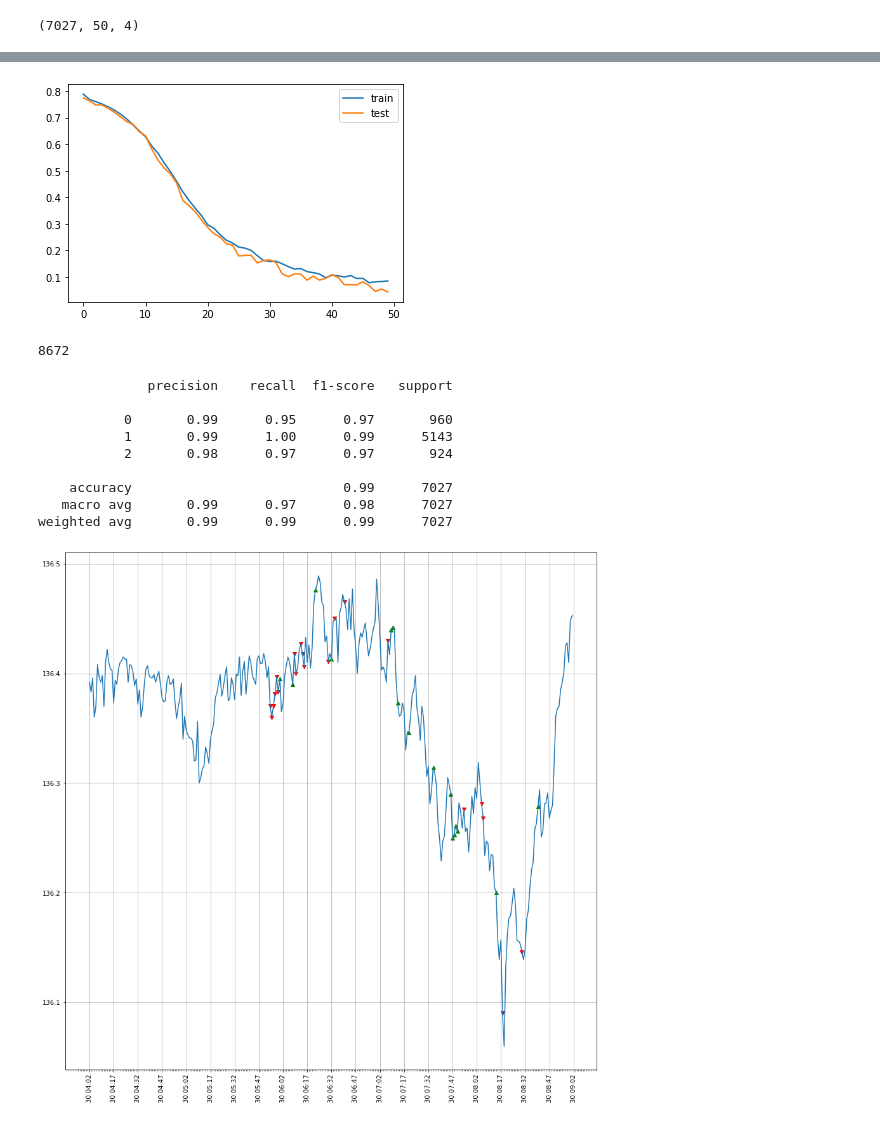
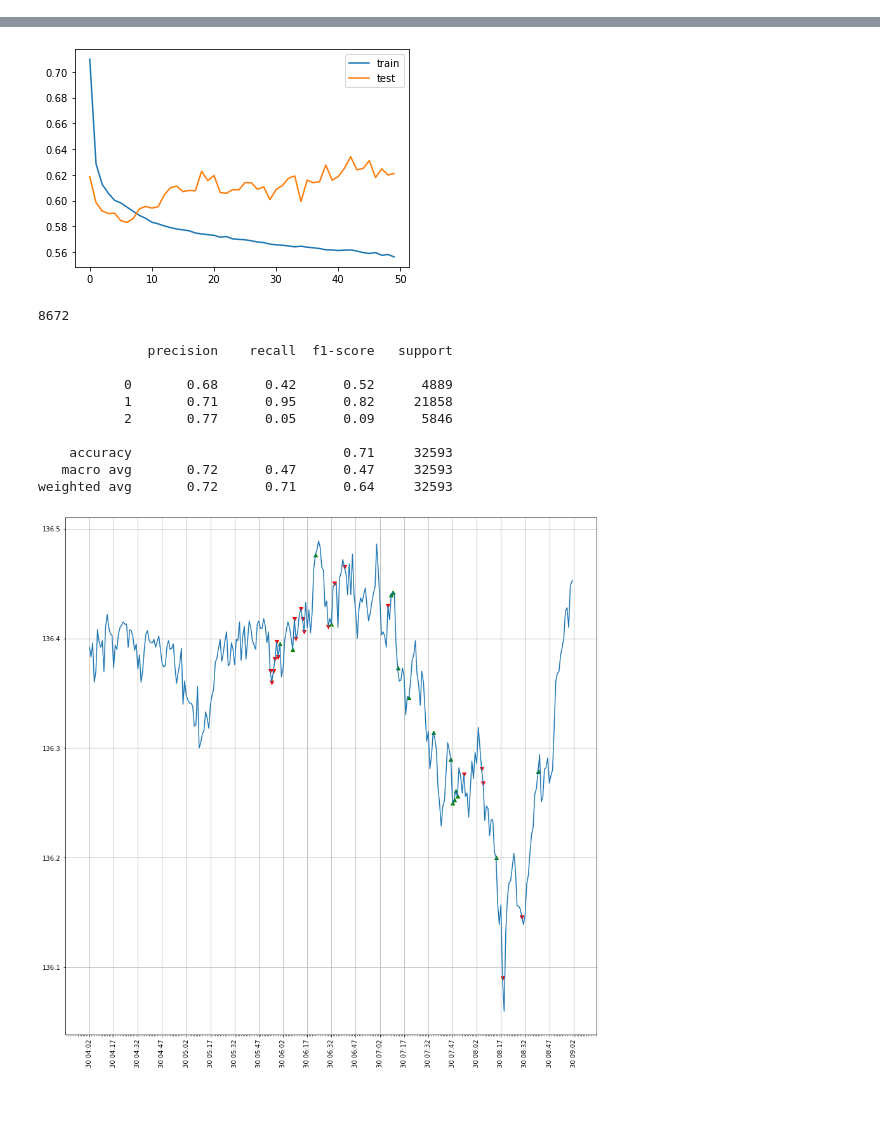
Before and after one commit to ledgey/datasciencestuff, a Jupyter notebook: StockPricesARlstm.ipynb, the cells around one changed output, grey strips where cells are left out. Saved outputs shown, nothing was run; the diff lists cells and outputs as text; code cells hidden in the pictures.

Commit message:
new lstm model

```diff
--- a/StockPricesARlstm.ipynb
+++ b/StockPricesARlstm.ipynb
@@ -54,10 +0,0 @@ plt.hist(forecast, bins=50)
-# %%
-labels = []
-for f in forecast:
-
-    if f < -np.std(forecast):
-        labels.append([1,0,0])
-    elif f > np.std(forecast):
-        labels.append([0,0,1])
-    else:
-        labels.append([0,1,0])
@@ -125,4 +0,0 @@ array([[0, 0, 1],
-# %%
-X.shape
-# %% [output]
-(7027, 50, 4)
@@ -129,22 +20,26 @@ X.shape
+# %%
+import pickle
+import numpy as np
+with open('training.pkl', 'rb') as f:
+    trainDict = pickle.load(f)
+from sklearn.model_selection import train_test_split
+X = np.array(trainDict['x']).astype(np.float32)
+Y = np.array(trainDict['y']).astype(np.float32)
+
+X_train, X_test, Y_train, Y_test = train_test_split(X.reshape(X.shape[0], X.shape[1], X.shape[2]), Y, test_size=0.2)
 # %%
-## from keras.models import Sequential, Model
-from keras.layers import Dense, RepeatVector,TimeDistributed, Input, Concatenate
-from keras.layers import LSTM, concatenate, Conv1D, Dropout, MaxPooling1D,Flatten
-from sklearn.preprocessing import MinMaxScaler
-from sklearn.metrics import mean_squared_error
-
 # design network
 model = Sequential()
-model.add(Conv1D(filters=64, kernel_size=10, activation='relu', input_shape=(X.shape[1], X.shape[2])))
-model.add(Conv1D(filters=64, kernel_size=10, activation='relu'))
-model.add(Dropout(0.3))
-model.add(MaxPooling1D(pool_size=2))
-model.add(Flatten())
+model.add(LSTM(30,return_sequences=True, input_shape=(X.shape[1], X.shape[2])))
+model.add(Dropout(0.5))
+model.add(LSTM(30))
+model.add(Dropout(0.5))
 model.add(Dense(100, activation='relu'))
+model.add(Dense(50, activation='relu'))
 model.add(Dense(3, activation='softmax'))
 model.compile(loss='categorical_crossentropy', optimizer='adam')
 # fit network
-history = model.fit(X, Y, epochs=50, batch_size=10, validation_data=(X, Y), shuffle=False)
+history = model.fit(X_train, Y_train, epochs=50, batch_size=512, validation_data=(X_test, Y_test), shuffle=False)
 # plot history
 plt.plot(history.history['loss'], label='train')
 plt.plot(history.history['val_loss'], label='test')
@@ -171,23 +66,23 @@ Epoch 50/50
-[figure, old version]
+[figure, new version]
 # %%
 len(labels)
 # %% [output]
 8672
 # %%
 from sklearn.metrics import confusion_matrix, classification_report
-actual= np.argmax(Y, axis=1)
-predicted = np.argmax(model.predict(X), axis=1)
+actual= np.argmax(Y_test, axis=1)
+predicted = np.argmax(model.predict(X_test, batch_size=512), axis=1)
 print(classification_report(actual, predicted))
 # %% [output]
               precision    recall  f1-score   support
 
-           0       0.99      0.95      0.97       960
-           1       0.99      1.00      0.99      5143
-           2       0.98      0.97      0.97       924
+           0       0.68      0.42      0.52      4889
+           1       0.71      0.95      0.82     21858
+           2       0.77      0.05      0.09      5846
 
-    accuracy                           0.99      7027
-   macro avg       0.99      0.97      0.98      7027
-weighted avg       0.99      0.99      0.99      7027
+    accuracy                           0.71     32593
+   macro avg       0.72      0.47      0.47     32593
+weighted avg       0.72      0.71      0.64     32593
 # %%
 ticker = yf.Ticker('GBPJPY=X')
 
```
Also changed, not shown: parts of 33 cells of this notebook, 3 other files.
